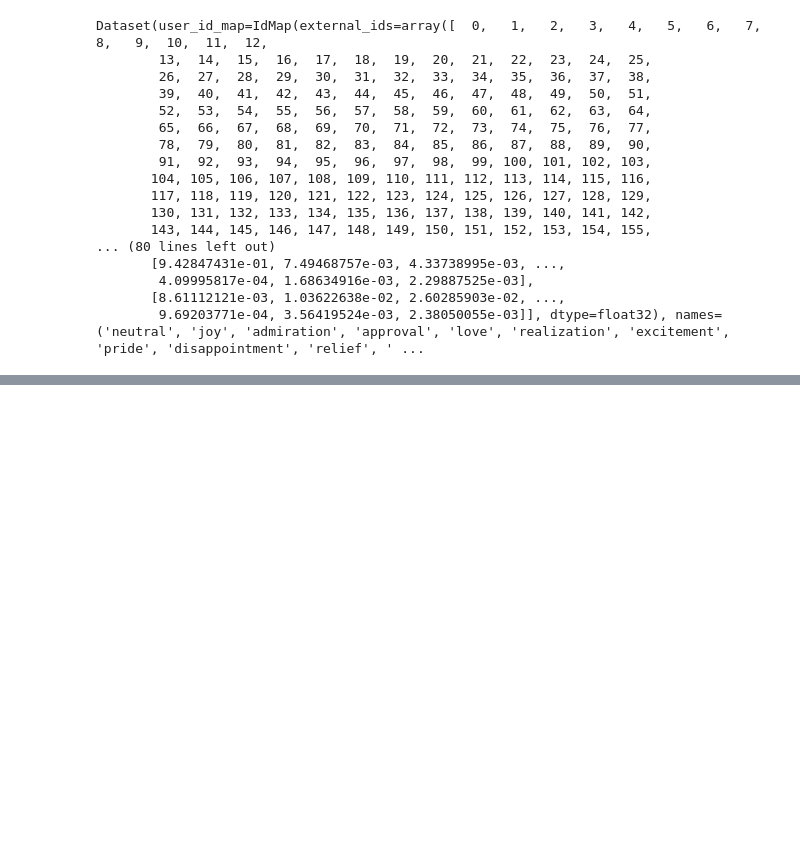
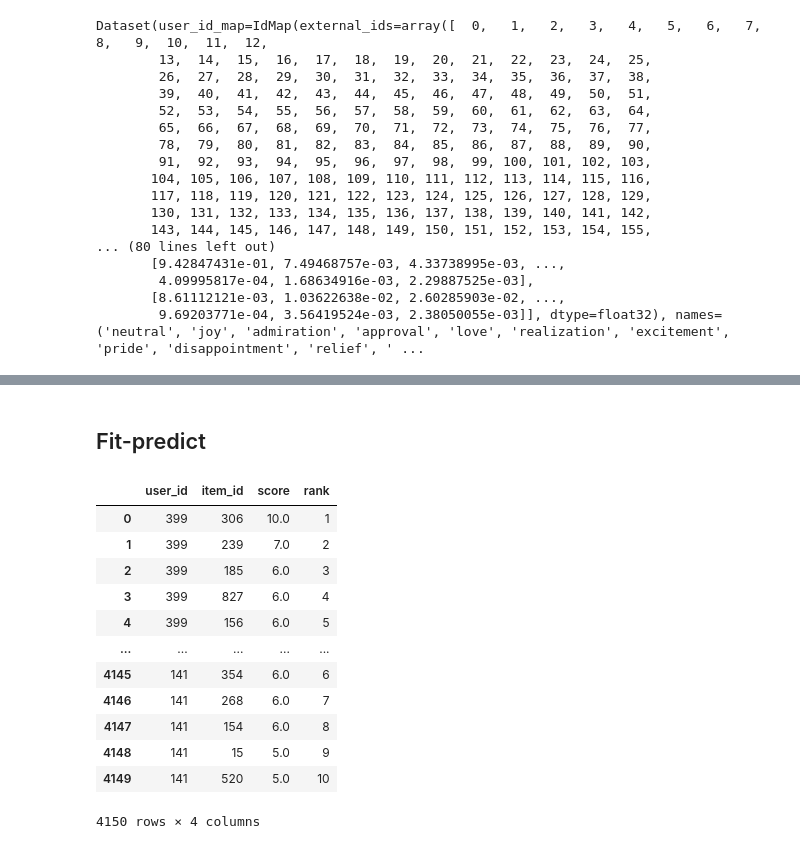
Before and after one commit to kilimanj4r0/quotes-recsys, a Jupyter notebook: notebooks/4.1-rectools-models.ipynb, the cells around one changed output, grey strips where cells are left out. Cells and saved outputs as stored; diff of their text form; code cells hidden in the pictures; blank space fills up the shorter version.

Commit message:
Add train-test splitting, fit-predict for RecTools models, draft of evaluaiton step

```diff
--- a/notebooks/4.1-rectools-models.ipynb
+++ b/notebooks/4.1-rectools-models.ipynb
@@ -131,12 +125,3 @@ Dataset(user_id_map=IdMap(external_ids=array([  0,   1,   2,   3,   4,   5,   6,
         4.09995817e-04, 1.68634916e-03, 2.29887525e-03],
        [8.61112121e-03, 1.03622638e-02, 2.60285903e-02, ...,
         9.69203771e-04, 3.56419524e-03, 2.38050055e-03]], dtype=float32), names=('neutral', 'joy', 'admiration', 'approval', 'love', 'realization', 'excitement', 'pride', 'disappointment', 'relief', ' ...
-# %%
-from rectools.models import DSSMModel
-
-
-model = DSSMModel(rectools_ds,
-                  max_epochs = 10,
-                  batch_size = 64
-                 )
-model.fit(rectools_ds)
@@ -149,0 +128,8 @@ AttributeError: 'Dataset' object has no attribute 'from_dataset'
+# %%
+from rectools.model_selection import RandomSplitter
+
+
+splitter = RandomSplitter(test_fold_frac=0.2, random_state=42, n_splits=1, filter_cold_users=False,
+                    filter_cold_items=False, filter_already_seen=False)
+for train_ids, test_ids, _ in splitter.split(rectools_ds.interactions):
+    print(train_ids, test_ids)
@@ -149,0 +154,15 @@ AttributeError: 'Dataset' object has no attribute 'from_dataset'
+# %%
+rectools_df_train = rectools_df.iloc[train_ids]
+train_user_ids = rectools_df_train[Columns.User].to_list()
+train_item_ids = rectools_df_train[Columns.Item].to_list()
+user_features_df_train = user_features_df.loc[user_features_df['id'].isin(train_user_ids)]
+item_features_df_train = item_features_df.loc[item_features_df['id'].isin(train_item_ids)]
+rectools_ds_train = Dataset.construct(rectools_df_train,
+                            user_features_df=user_features_df_train,
+                            cat_user_features=rectools_diary_dense_fnames,
+                            item_features_df=item_features_df_train,
+                            cat_item_features=rectools_quote_dense_fnames,
+                            make_dense_user_features=True,
+                            make_dense_item_features=True,
+                            )
+rectools_ds_train
@@ -149,0 +220,29 @@ AttributeError: 'Dataset' object has no attribute 'from_dataset'
+# %% [markdown]
+## Fit-predict
+# %%
+from rectools.models import PopularModel
+
+model = PopularModel()
+model.fit(rectools_ds_train)
+recos = model.recommend(
+    users=rectools_df_train[Columns.User].unique(),
+    dataset=rectools_ds_train,
+    k=10,
+    filter_viewed=True,
+)
+# %%
+recos
+# %% [output]
+|  | user_id | item_id | score | rank |
+| 0 | 399 | 306 | 10.0 | 1 |
+| 1 | 399 | 239 | 7.0 | 2 |
+| 2 | 399 | 185 | 6.0 | 3 |
+| 3 | 399 | 827 | 6.0 | 4 |
+| 4 | 399 | 156 | 6.0 | 5 |
+| ... | ... | ... | ... | ... |
+| 4145 | 141 | 354 | 6.0 | 6 |
+| 4146 | 141 | 268 | 6.0 | 7 |
+| 4147 | 141 | 154 | 6.0 | 8 |
+| 4148 | 141 | 15 | 5.0 | 9 |
+| 4149 | 141 | 520 | 5.0 | 10 |
+4150 rows × 4 columns
```
Also changed, not shown: parts of 18 cells of this notebook.
